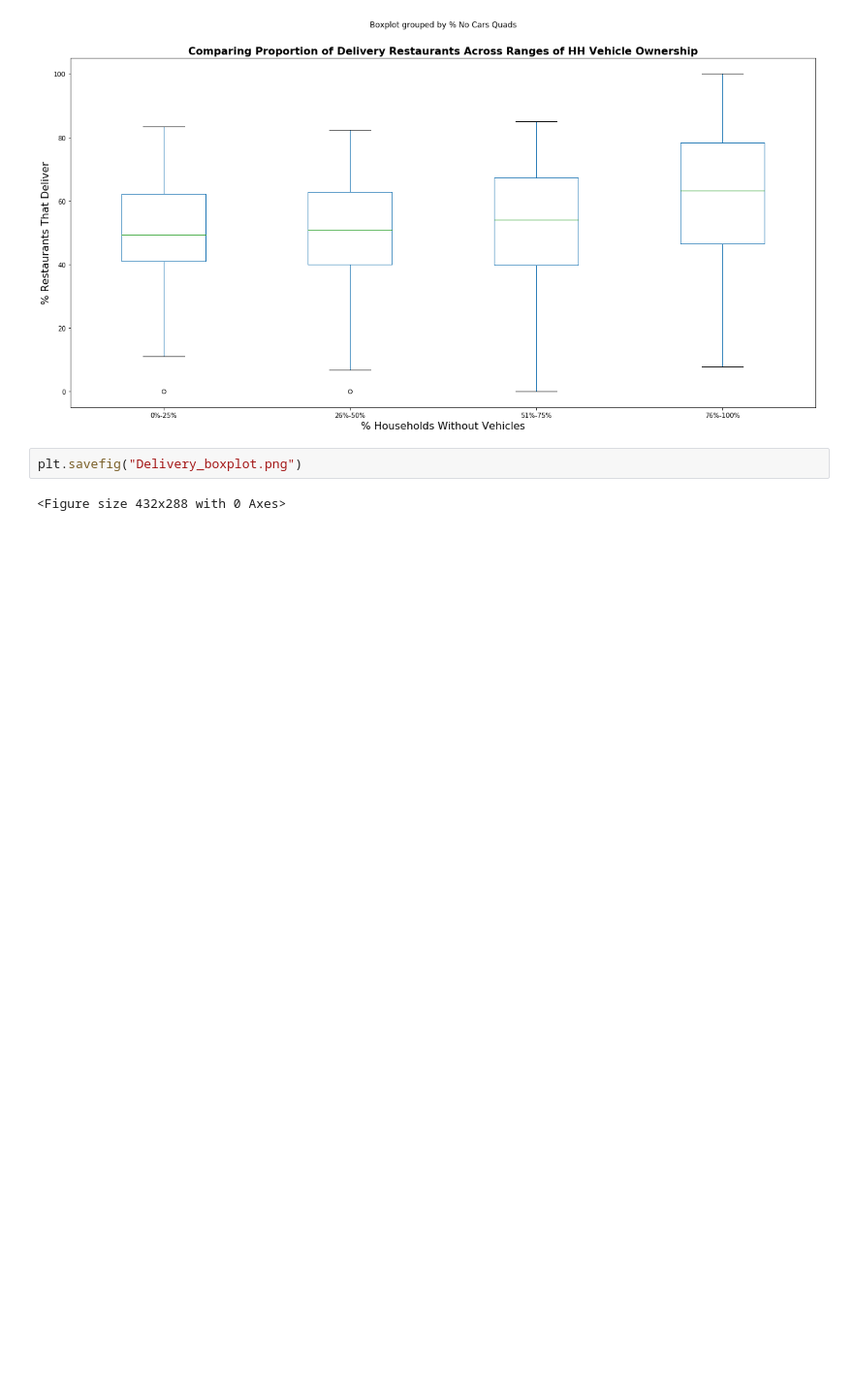
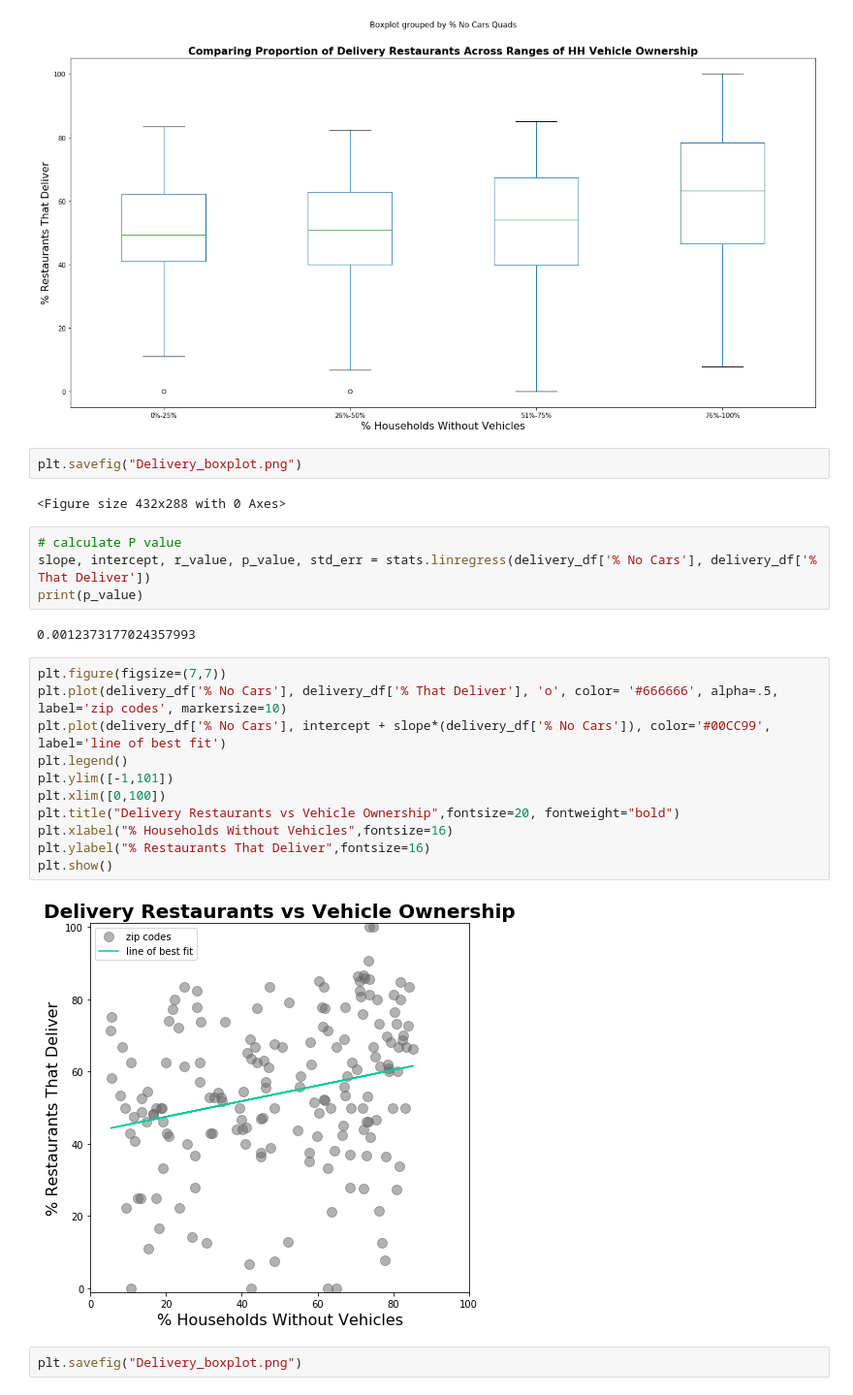
Before and after one commit to Karlasalome/group8-project1, a Jupyter notebook: Hypothesis #1 visualizations.ipynb, the cells around one changed output. Shown at 97% size. Cells and saved outputs as stored; diff of their text form; blank space fills up the shorter version.

Commit message:
scott combined all hypothesis 1 plots into one notebook

```diff
--- a/Delivery Pie Charts.ipynb
+++ b/Hypothesis #1 visualizations.ipynb
@@ -101,3 +101,24 @@ fig.grid(False)
 plt.savefig("Delivery_boxplot.png")
 # %% [output]
 <Figure size 432x288 with 0 Axes>
+# %%
+# calculate P value
+slope, intercept, r_value, p_value, std_err = stats.linregress(delivery_df['% No Cars'], delivery_df['% That Deliver'])
+print(p_value)
+# %% [output]
+0.0012373177024357993
+# %%
+plt.figure(figsize=(7,7))
+plt.plot(delivery_df['% No Cars'], delivery_df['% That Deliver'], 'o', color= '#666666', alpha=.5, label='zip codes', markersize=10)
+plt.plot(delivery_df['% No Cars'], intercept + slope*(delivery_df['% No Cars']), color='#00CC99', label='line of best fit')
+plt.legend()
+plt.ylim([-1,101])
+plt.xlim([0,100])
+plt.title("Delivery Restaurants vs Vehicle Ownership",fontsize=20, fontweight="bold")
+plt.xlabel("% Households Without Vehicles",fontsize=16)
+plt.ylabel("% Restaurants That Deliver",fontsize=16)
+plt.show()
+# %% [output]
+[figure, added]
+# %%
+plt.savefig("Delivery_boxplot.png")
```
Also changed, not shown: 2 other files.
